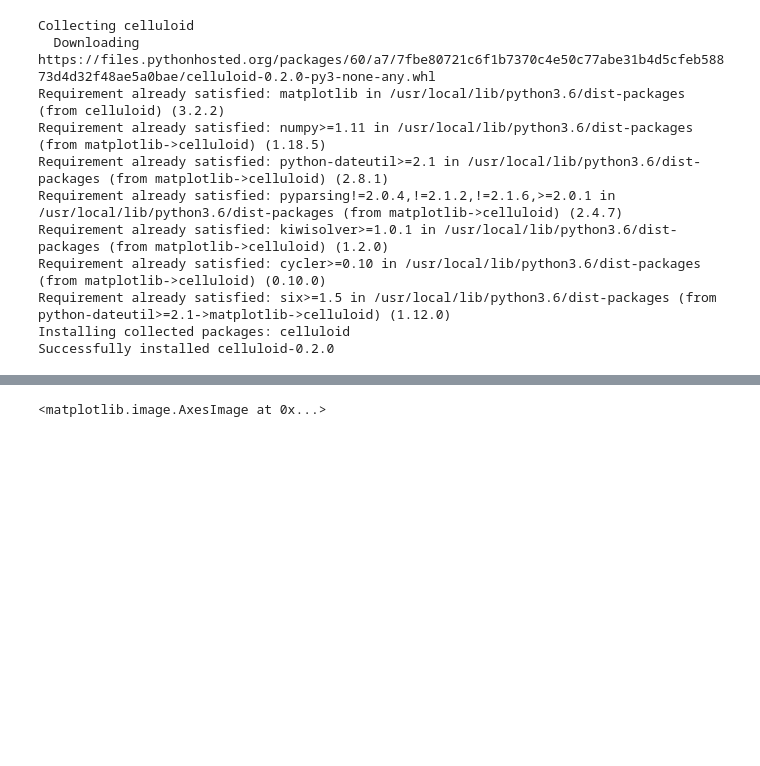
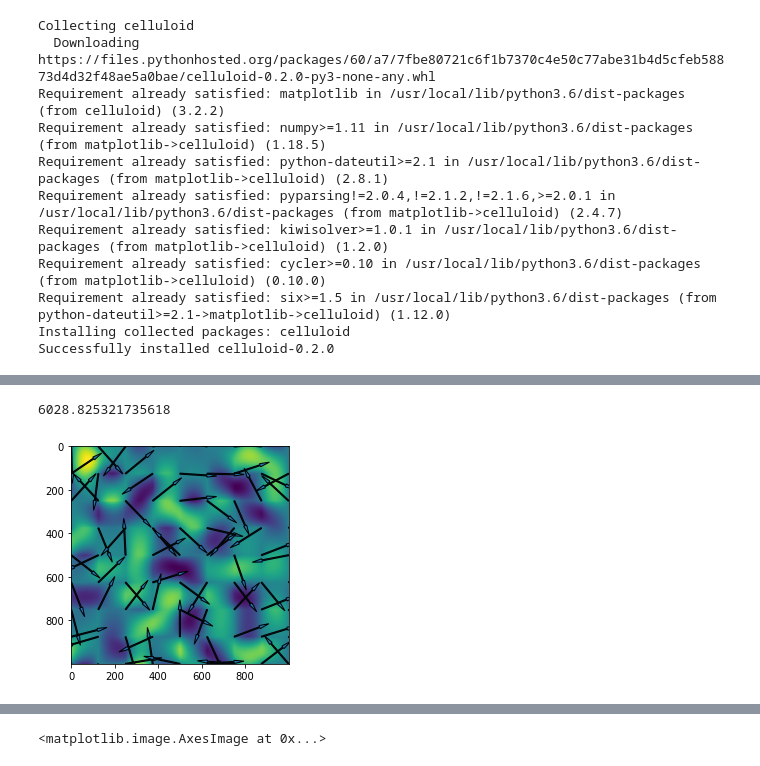
Before and after one commit to Wolframettes/Noise, a Jupyter notebook: Perlin.ipynb, the cells around one changed output, grey strips where cells are left out. Drawn from its saved outputs; the diff is of its cells as text; code cells hidden in the pictures; blank space fills up the shorter version.

```diff
--- a/Perlin.ipynb
+++ b/Perlin.ipynb
@@ -47,0 +130,11 @@ def lerp(a0, a1, w):
+# %%
+def perlinlattice(lattice, gradient):
+
+    p = m.sqrt(len(gradient.keys()))
+    n =  np.shape(lattice)[0]
+    for i in range(n):
+        for j in range(n):
+            lattice[i][j] = perlin(i,j,gradient,n)
+            #print(j)
+
+    return lattice
@@ -47,0 +144,28 @@ def lerp(a0, a1, w):
+# %%
+perlinimage = perlinlattice(rede, gradient)
+# %%
+np.max(perlinimage)
+# %% [output]
+6028.825321735618
+# %%
+def PlotLatticeGradient(lattice,gradient):
+    p = int(m.sqrt(len(gradient.keys())) - 1)
+    n =  int(np.shape(lattice)[0] )
+    plt.plot()
+    plt.imshow(lattice)
+
+    arr_width=5
+
+    for i in range(0,p+1):
+
+        for j in range(0,p+1):
+
+            dx = list(gradient.values())[i*p+j][0]*(n/p)
+            dy = list(gradient.values())[i*p+j][1]*(n/p)
+            plt.arrow(i*(n/p), j*(n/p), dx, dy, length_includes_head=False,head_starts_at_zero=False, width = arr_width, head_width = 3 * arr_width,
+    head_length = 9 * arr_width)
+    return
+# %%
+PlotLatticeGradient(perlinimage,gradient)
+# %% [output]
+[figure, added]
```
Also changed, not shown: parts of 17 cells of this notebook.
